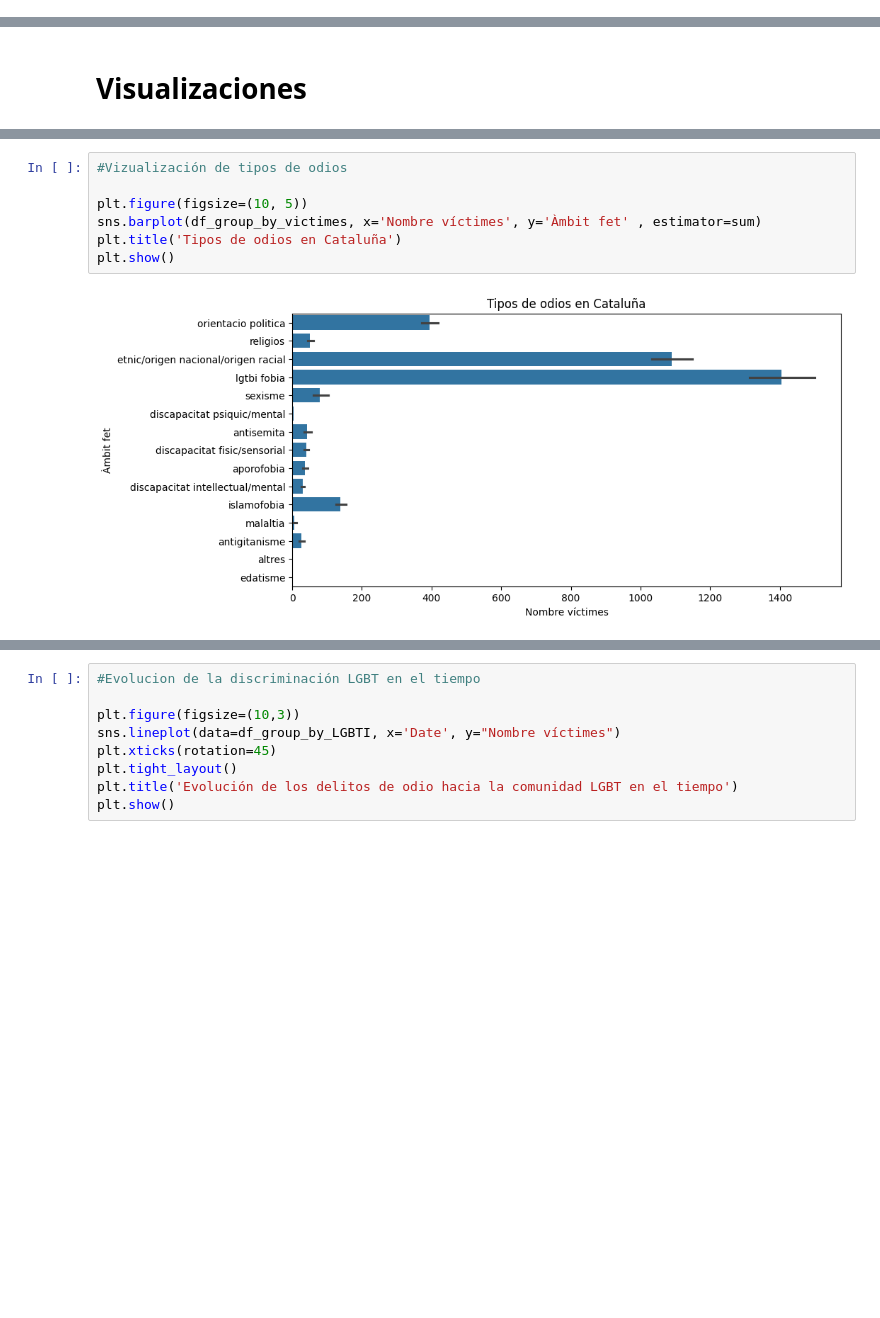
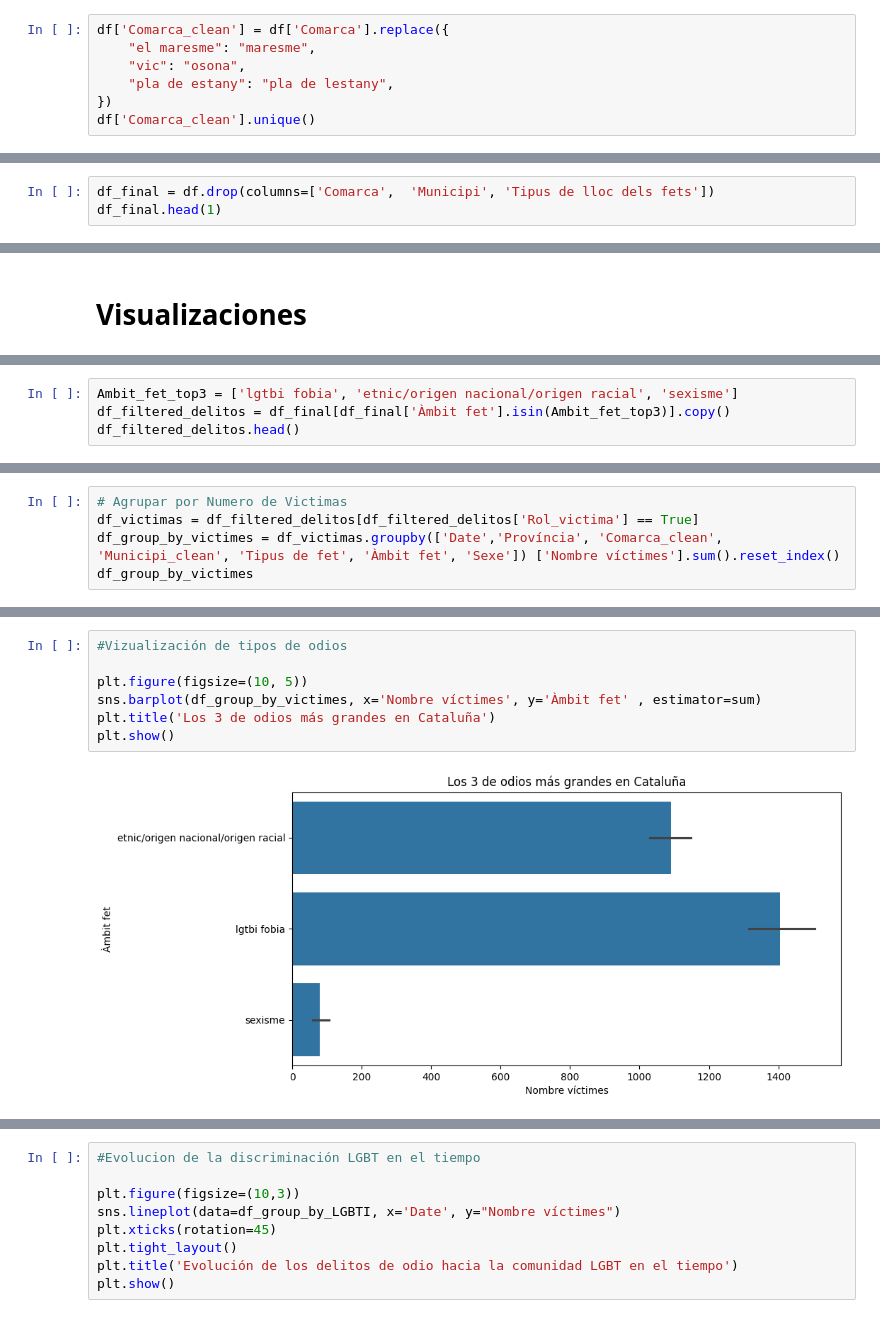
Before and after one commit to EFRdev/hate_crimes, a Jupyter notebook: hate_crimes.ipynb, the cells around one changed output, grey strips where cells are left out. Saved outputs shown, nothing was run; the diff lists cells and outputs as text; blank space fills up the shorter version.

```diff
--- a/hate_crimes.ipynb
+++ b/hate_crimes.ipynb
@@ -354,0 +326,7 @@ array(['barcelones', 'bages', 'maresme', 'valles oriental',
+# %%
+df['Comarca_clean'] = df['Comarca'].replace({
+    "el maresme": "maresme",
+    "vic": "osona",
+    "pla de estany": "pla de lestany",
+})
+df['Comarca_clean'].unique()
@@ -462,0 +365,3 @@ df_hate_crimes
+# %%
+df_final = df.drop(columns=['Comarca',	'Municipi',	'Tipus de lloc dels fets'])
+df_final.head(1)
@@ -485,0 +400,4 @@ df_group_by_LGBTI = df_LGBTI.groupby('Date')['Nombre víctimes'].sum().reset_ind
+# %%
+Ambit_fet_top3 = ['lgtbi fobia', 'etnic/origen nacional/origen racial', 'sexisme']
+df_filtered_delitos = df_final[df_final['Àmbit fet'].isin(Ambit_fet_top3)].copy()
+df_filtered_delitos.head()
@@ -485,0 +406,5 @@ df_group_by_LGBTI = df_LGBTI.groupby('Date')['Nombre víctimes'].sum().reset_ind
+# %%
+# Agrupar por Numero de Victimas
+df_victimas = df_filtered_delitos[df_filtered_delitos['Rol_victima'] == True]
+df_group_by_victimes = df_victimas.groupby(['Date','Província', 'Comarca_clean', 'Municipi_clean', 'Tipus de fet', 'Àmbit fet', 'Sexe']) ['Nombre víctimes'].sum().reset_index()
+df_group_by_victimes
@@ -486,9 +425,9 @@ df_group_by_LGBTI = df_LGBTI.groupby('Date')['Nombre víctimes'].sum().reset_ind
 # %%
 #Vizualización de tipos de odios
 
 plt.figure(figsize=(10, 5))
 sns.barplot(df_group_by_victimes, x='Nombre víctimes', y='Àmbit fet' , estimator=sum)
-plt.title('Tipos de odios en Cataluña')
+plt.title('Los 3 de odios más grandes en Cataluña')
 plt.show()
 # %% [output]
-[figure, old version]
+[figure, new version]
```
Also changed, not shown: parts of 42 cells of this notebook, 40 other files.
